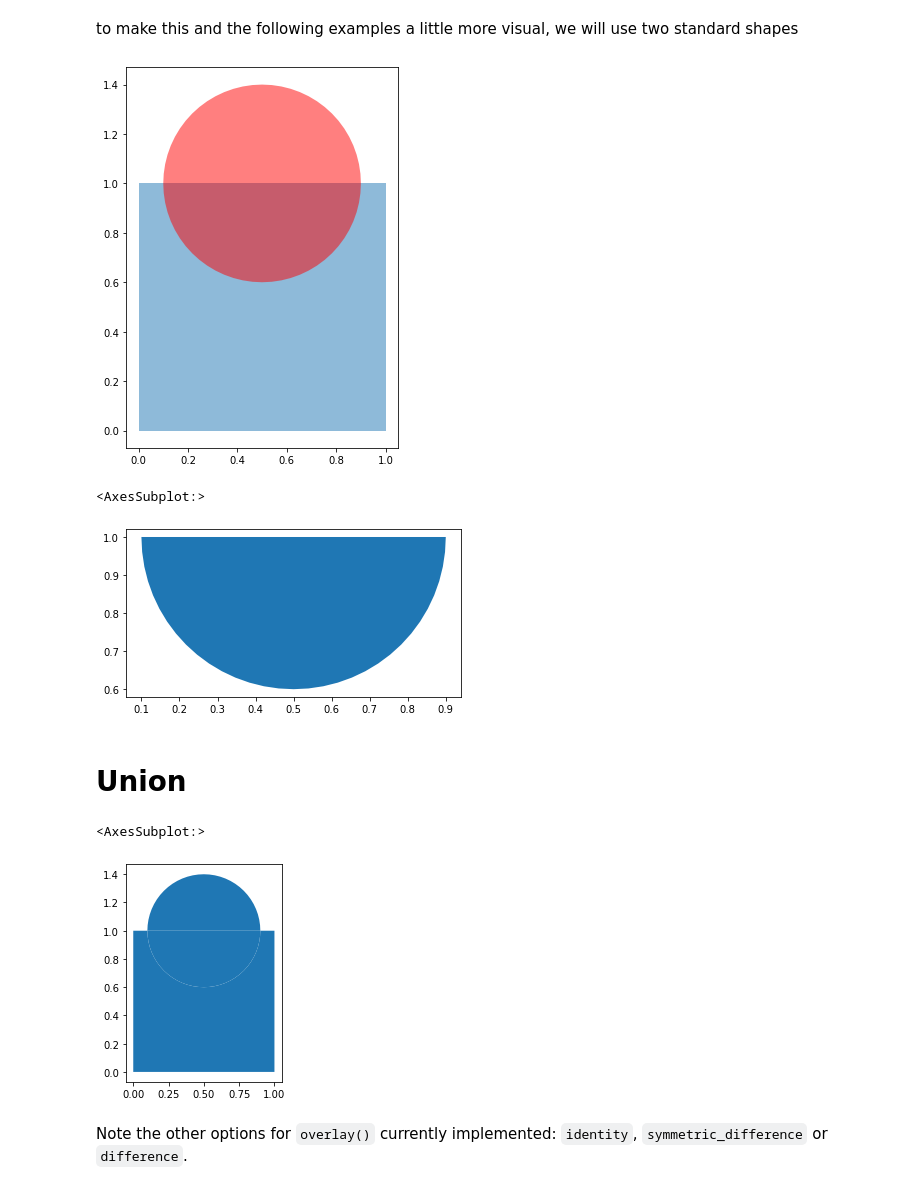
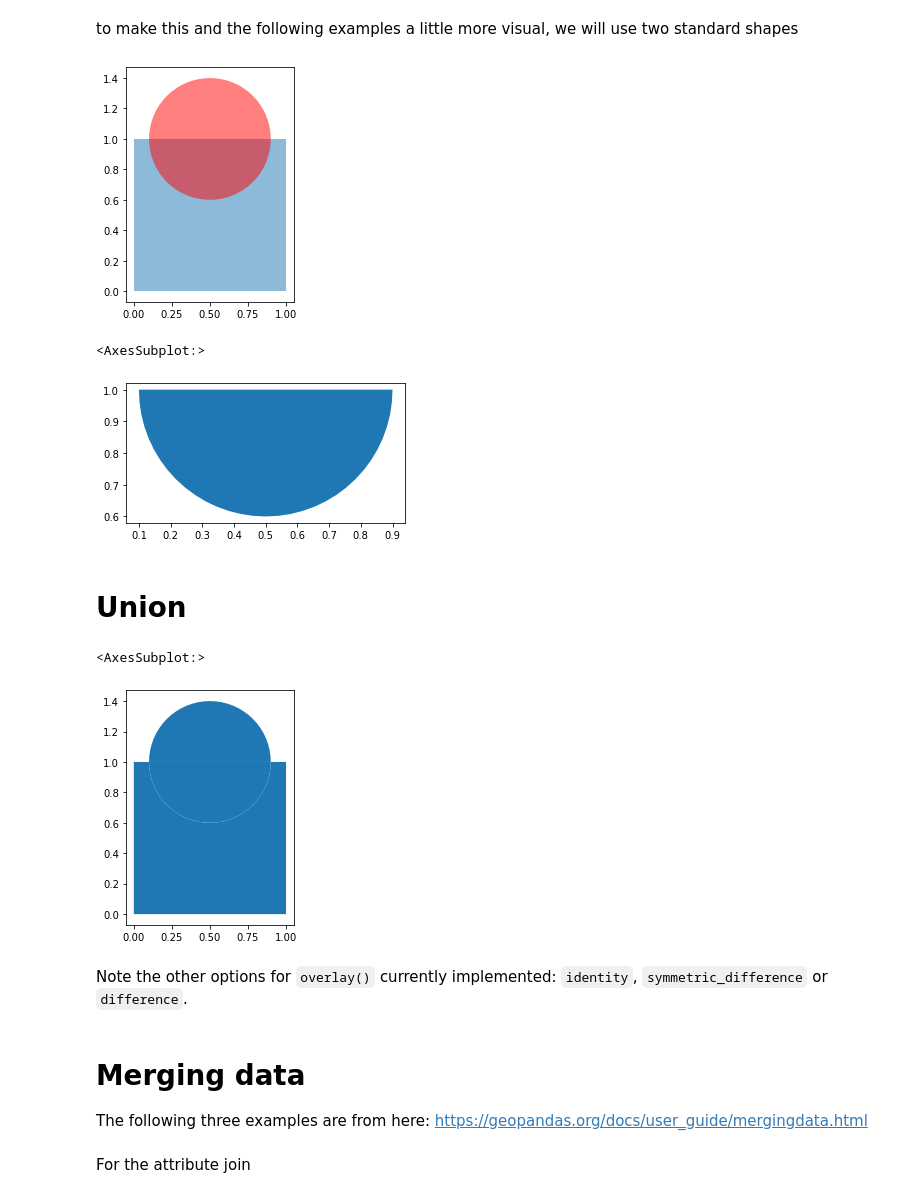
Before and after one commit to sebastianhohmann/geopandas_examples, a Jupyter notebook: _04_common_recipes_reatures.ipynb, the cells around one changed output. Drawn from its saved outputs; the diff is of its cells as text; code cells hidden in the pictures.

Commit message:
added examples for merging data

```diff
--- a/_04_common_recipes_reatures.ipynb
+++ b/_04_common_recipes_reatures.ipynb
@@ -116,25 +116,29 @@ centroid = gpd.GeoDataFrame(center,
                                                         center.lat))
 circle = gpd.GeoDataFrame({'geometry': centroid.buffer(0.4)}).set_crs(epsg=4326)
 # %%
-f, ax = plt.subplots(1,1, figsize=(5, 7))
+f, ax = plt.subplots(1,1, figsize=(3, 5))
 square.plot(ax=ax, alpha=0.5)
 circle.plot(ax=ax, alpha=0.5, color='r')
 plt.show()
 # %% [output]
-[figure, old version]
+[figure, new version]
 # %%
 circ_sqr_intersection = gpd.overlay(square, circle, how='intersection')
-circ_sqr_intersection.plot()
+circ_sqr_intersection.plot(figsize=(5,3))
 # %% [output]
 <AxesSubplot:>
-[figure, old version]
+[figure, new version]
 # %% [markdown]
 # Union
 # %%
 circ_sqr_union = gpd.overlay(square, circle, how='union')
-circ_sqr_union.plot()
+circ_sqr_union.plot(figsize=(3, 5))
 # %% [output]
 <AxesSubplot:>
-[figure, old version]
+[figure, new version]
 # %% [markdown]
 Note the other options for `overlay()` currently implemented: `identity`, `symmetric_difference` or `difference`.
+# %% [markdown]
+# Merging data
+
+The following three examples are from here: https://geopandas.org/docs/user_guide/mergingdata.html
@@ -140,0 +147,2 @@ Note the other options for `overlay()` currently implemented: `identity`, `symme
+# %% [markdown]
+For the attribute join
```
Also changed, not shown: parts of 29 cells of this notebook.
